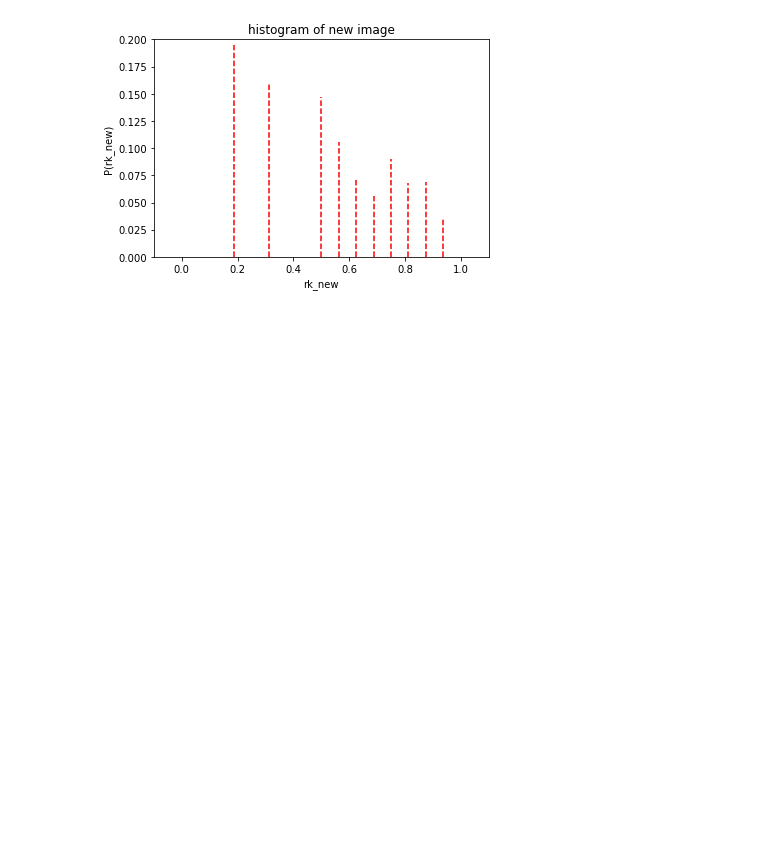
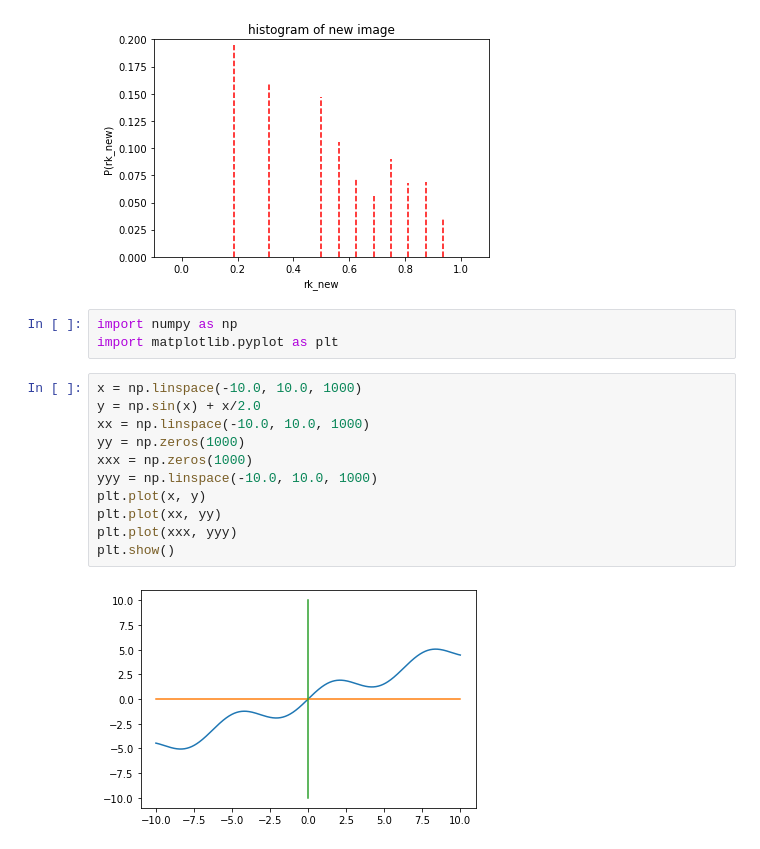
Before and after one commit to pistt/Python-Exercise, a Jupyter notebook: 中值滤波，3x3均值平滑，直方图均衡化（作业）.ipynb, the cells around one changed output. Cells and saved outputs as stored; diff of their text form; blank space fills up the shorter version.

```diff
--- a/中值滤波，3x3均值平滑，直方图均衡化（作业）.ipynb
+++ b/中值滤波，3x3均值平滑，直方图均衡化（作业）.ipynb
@@ -80,3 +80,19 @@ median filtring:
 (0.9375, 0.0360)
 [figure]
 [figure]
+# %%
+import numpy as np
+import matplotlib.pyplot as plt
+# %%
+x = np.linspace(-10.0, 10.0, 1000)
+y = np.sin(x) + x/2.0
+xx = np.linspace(-10.0, 10.0, 1000)
+yy = np.zeros(1000)
+xxx = np.zeros(1000)
+yyy = np.linspace(-10.0, 10.0, 1000)
+plt.plot(x, y)
+plt.plot(xx, yy)
+plt.plot(xxx, yyy)
+plt.show()
+# %% [output]
+[figure, added]
```
Also changed, not shown: 1 other file.
